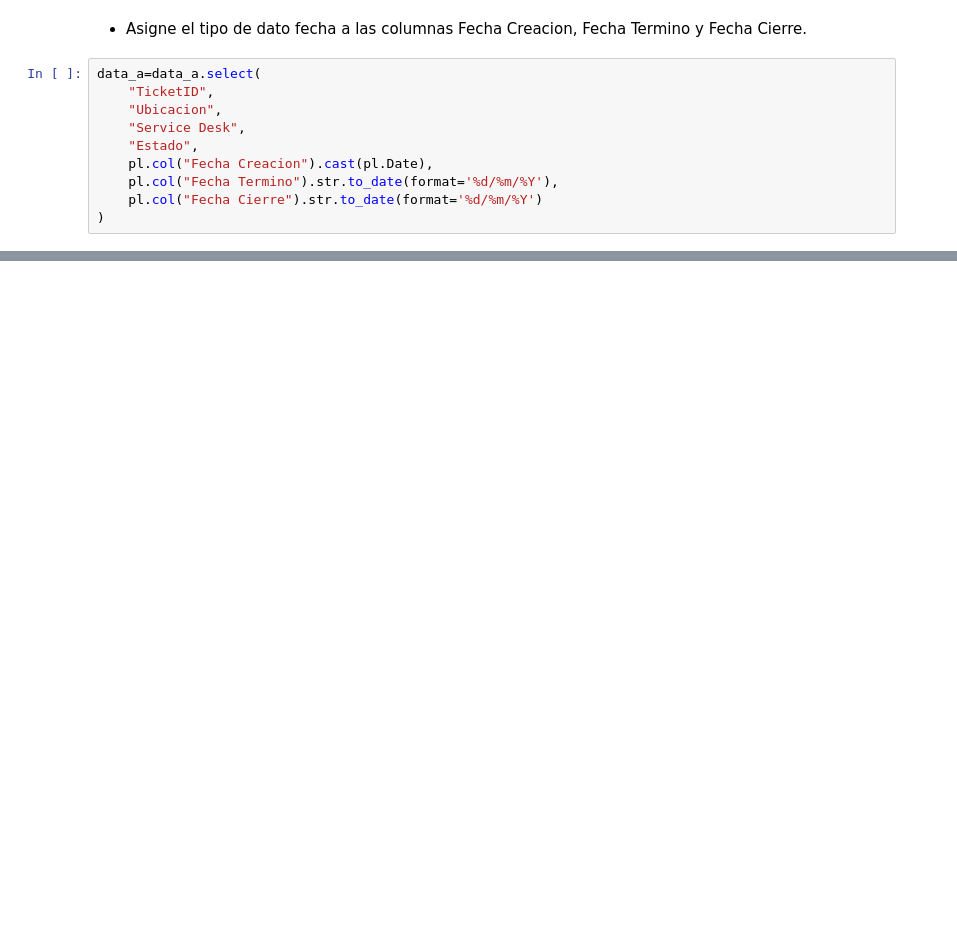
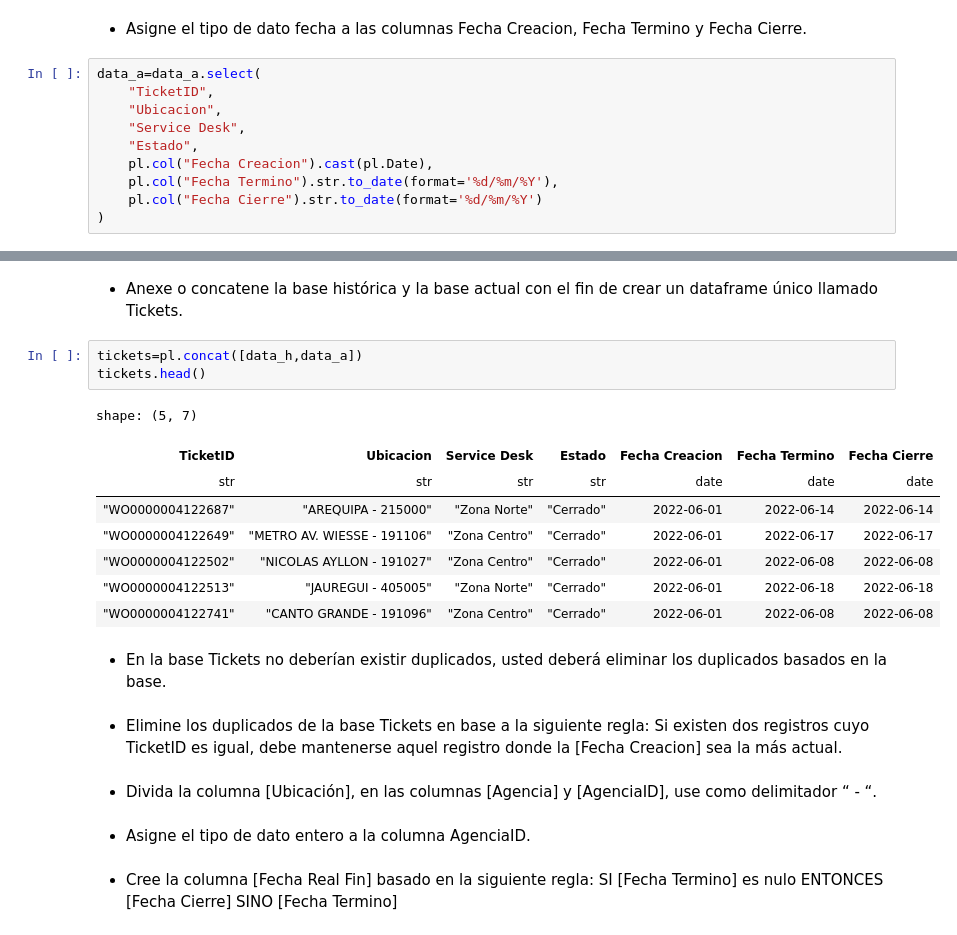
Before and after one commit to brunoprincipe/Python-for-ETL-Project-1, a Jupyter notebook: Tickets/Base Tickets.ipynb, the cells around one changed output, grey strips where cells are left out. Saved outputs shown, nothing was run; the diff lists cells and outputs as text; blank space fills up the shorter version.

```diff
--- a/Tickets/Base Tickets.ipynb
+++ b/Tickets/Base Tickets.ipynb
@@ -192,0 +211,31 @@ shape: (10, 7)
+# %% [markdown]
+- Anexe o concatene la base histórica y la base actual con el fin de crear un
+dataframe único llamado Tickets.
+# %%
+tickets=pl.concat([data_h,data_a])
+tickets.head()
+# %% [output]
+shape: (5, 7)
+| TicketID | Ubicacion | Service Desk | Estado | Fecha Creacion | Fecha Termino | Fecha Cierre |
+| str | str | str | str | date | date | date |
+| "WO0000004122687" | "AREQUIPA - 215000" | "Zona Norte" | "Cerrado" | 2022-06-01 | 2022-06-14 | 2022-06-14 |
+| "WO0000004122649" | "METRO AV. WIESSE - 191106" | "Zona Centro" | "Cerrado" | 2022-06-01 | 2022-06-17 | 2022-06-17 |
+| "WO0000004122502" | "NICOLAS AYLLON - 191027" | "Zona Centro" | "Cerrado" | 2022-06-01 | 2022-06-08 | 2022-06-08 |
+| "WO0000004122513" | "JAUREGUI - 405005" | "Zona Norte" | "Cerrado" | 2022-06-01 | 2022-06-18 | 2022-06-18 |
+| "WO0000004122741" | "CANTO GRANDE - 191096" | "Zona Centro" | "Cerrado" | 2022-06-01 | 2022-06-08 | 2022-06-08 |
+# %% [markdown]
+- En la base Tickets no deberían existir duplicados, usted deberá eliminar los
+duplicados basados en la base.
+# %% [markdown]
+- Elimine los duplicados de la base Tickets en base a la siguiente regla: Si existen
+dos registros cuyo TicketID es igual, debe mantenerse aquel registro donde la
+[Fecha Creacion] sea la más actual.
+# %% [markdown]
+- Divida la columna [Ubicación], en las columnas [Agencia] y [AgenciaID], use como
+delimitador “ - “.
+# %% [markdown]
+- Asigne el tipo de dato entero a la columna AgenciaID.
+# %% [markdown]
+- Cree la columna [Fecha Real Fin] basado en la siguiente regla:
+    SI [Fecha Termino] es nulo ENTONCES [Fecha Cierre]
+    SINO [Fecha Termino]
```
Also changed, not shown: parts of 6 cells of this notebook.
